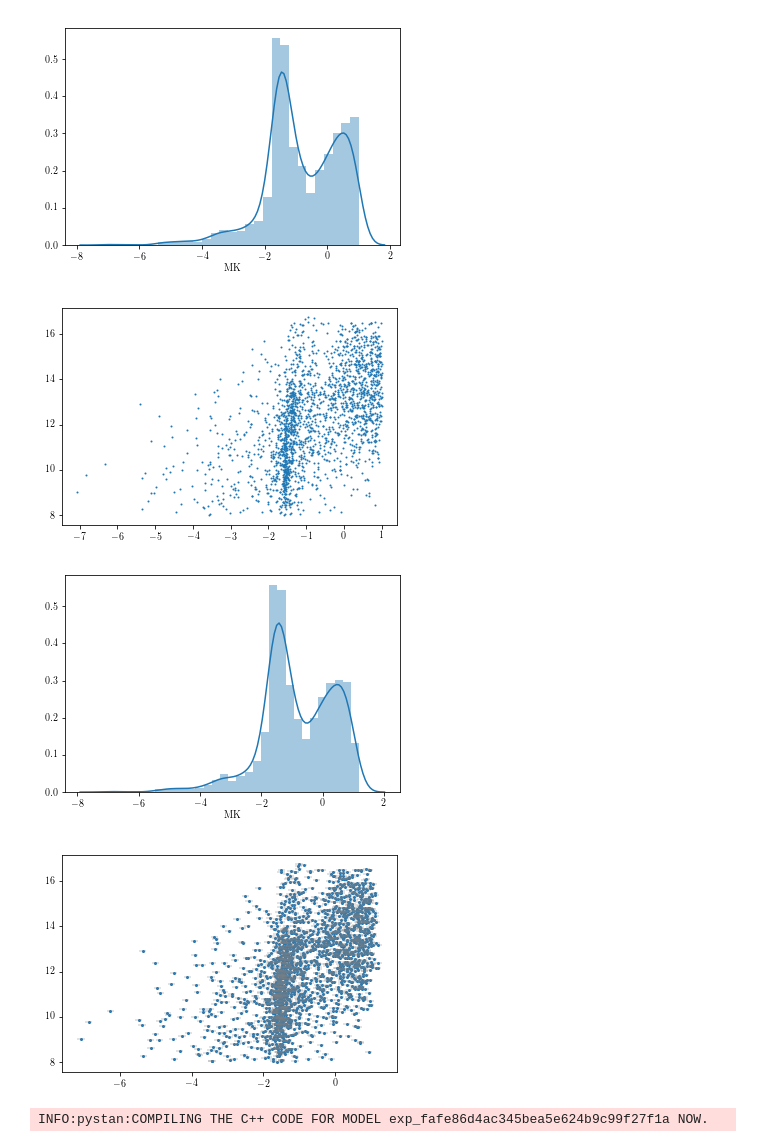
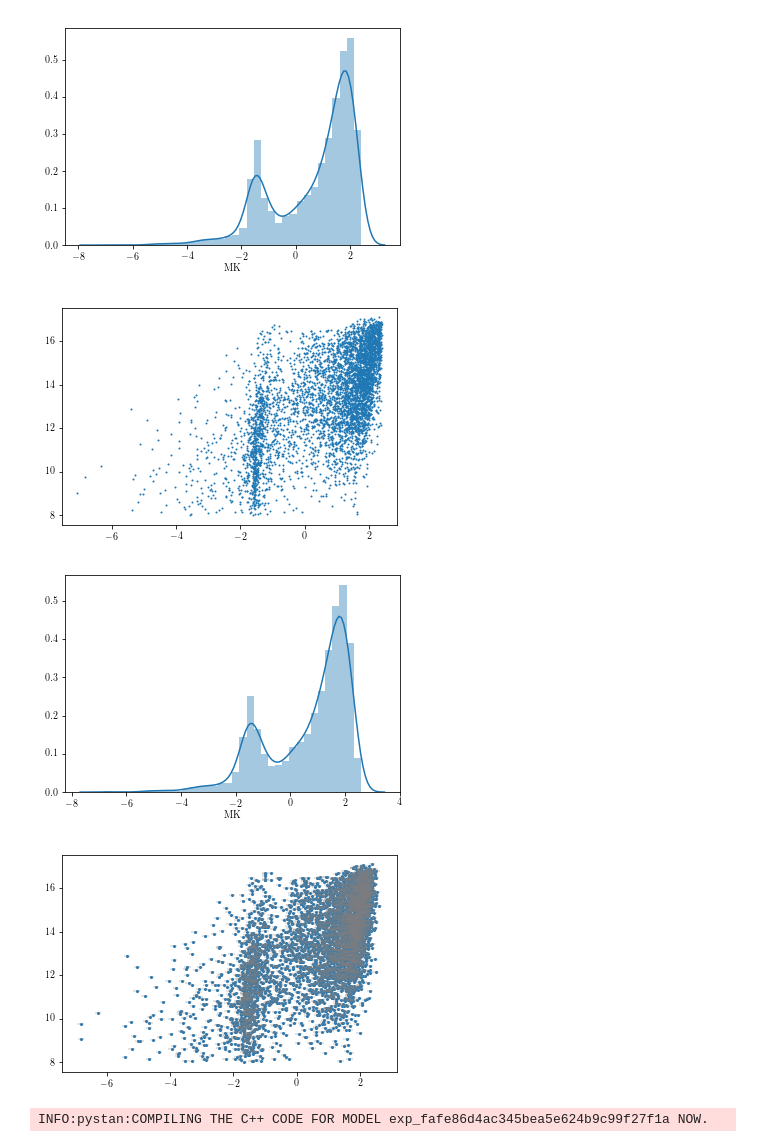
Before and after one commit to grd349/PyStanExamples, a Jupyter notebook: Oli/stantests.ipynb, the cells around one changed output. Cells and saved outputs as stored; diff of their text form; code cells hidden in the pictures.

Commit message:
Tried out exponential fitting with a larger dataset up to higher logg

```diff
--- a/Oli/stantests.ipynb
+++ b/Oli/stantests.ipynb
@@ -7,25 +7,25 @@ import pandas as pd
 # %%
 #Instead of using this generated data, lets run straight on the TRILEGAL sample!
 sfile = 'file2.txt'
 df = pd.read_csv(sfile, sep='\s+')
 df['dist'] = 10.0**(df['m-M0'] / 5.0 + 1.0)
 df['par'] = 1000.0/df.dist #parallax in mas
 df['BV'] = df.B - df.V
 #Make some cuts
 df = df.loc[np.abs(df.BV - 0.9) < 0.6]
 df = df.loc[df.K > 8.0]
-df = df.loc[df.logg < 3.5]
+df = df.loc[df.logg < 4.]
 #Calculate absolute magnitude (no extinction)
 df['MK'] = df.K - 5.0 * np.log10(df.dist) + 5.0
 #Apply a cut so the exponential fits better
-df = df.loc[df.MK < 1.]
+# df = df.loc[df.MK < 1.]
 sns.distplot(df.MK)
 plt.show()
 plt.scatter(df.MK,df.K,s=1)
 plt.show()
 # %% [output]
-[figure, old version]
+[figure, new version]
-[figure, old version]
+[figure, new version]
 # %%
 err = np.ones(len(df.MK))*.1
 d = df.MK + np.random.randn(len(df))*err
@@ -35,8 +35,8 @@ plt.scatter(d,df.K,s=4)
 plt.errorbar(d,df.K,xerr=err,fmt='none',c='grey',alpha=.3)
 plt.show()
 # %% [output]
-[figure, old version]
+[figure, new version]
-[figure, old version]
+[figure, new version]
 # %%
 code = '''
 functions {
```
Also changed, not shown: parts of 3 cells of this notebook.
